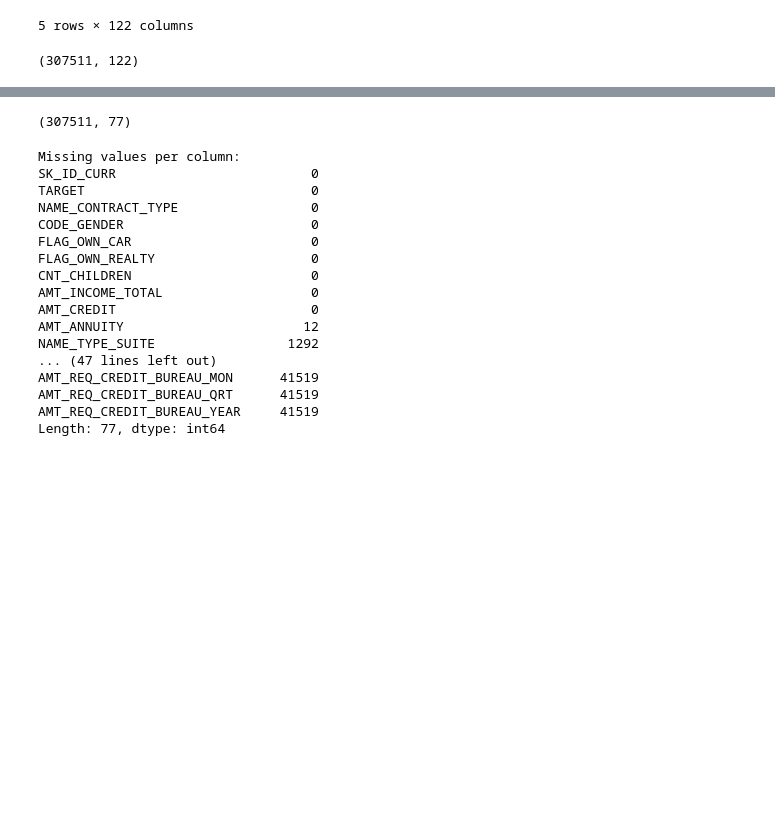
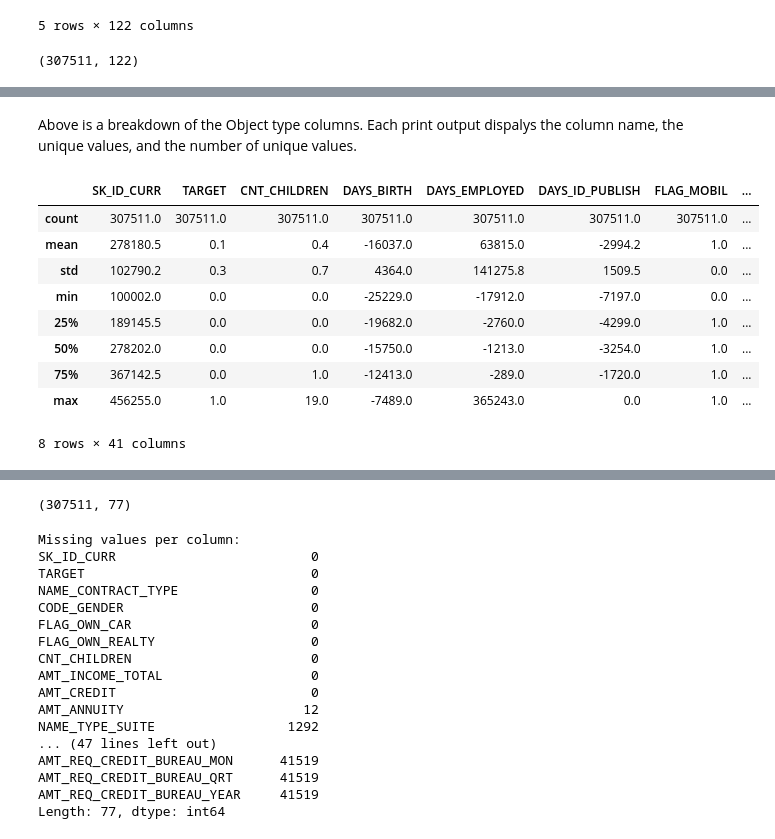
Before and after one commit to mihir787/data_mining_project1, a Jupyter notebook: cleaning_test_data.ipynb, the cells around one changed output, grey strips where cells are left out. Cells and saved outputs as stored; diff of their text form; code cells hidden in the pictures; blank space fills up the shorter version.

Commit message:
Add code to breakdown dataset by type and run summary statistics.

```diff
--- a/cleaning_test_data.ipynb
+++ b/cleaning_test_data.ipynb
@@ -2,6 +2,9 @@
 import numpy as np
 import pandas as pd
 import pandas_profiling
+import statistics
 
 import time
 from sklearn.preprocessing import Imputer
+
+pd.set_option('display.max_columns', 150)
@@ -45,0 +30,3 @@ df.describe
+# %%
+pd.set_option('display.max_row', 1000)
+df.dtypes
@@ -45,0 +84,18 @@ df.describe
+# %% [markdown]
+Above is a breakdown of the Object type columns. Each print output dispalys the column name, the unique values, and the number of unique values.
+# %%
+#Summary of int64 type columns
+object_df = df.select_dtypes(include=['int64'])
+
+object_df.describe().round(1)
+# %% [output]
+|  | SK_ID_CURR | TARGET | CNT_CHILDREN | DAYS_BIRTH | DAYS_EMPLOYED | DAYS_ID_PUBLISH | FLAG_MOBIL | ... |
+| count | 307511.0 | 307511.0 | 307511.0 | 307511.0 | 307511.0 | 307511.0 | 307511.0 | ... |
+| mean | 278180.5 | 0.1 | 0.4 | -16037.0 | 63815.0 | -2994.2 | 1.0 | ... |
+| std | 102790.2 | 0.3 | 0.7 | 4364.0 | 141275.8 | 1509.5 | 0.0 | ... |
+| min | 100002.0 | 0.0 | 0.0 | -25229.0 | -17912.0 | -7197.0 | 0.0 | ... |
+| 25% | 189145.5 | 0.0 | 0.0 | -19682.0 | -2760.0 | -4299.0 | 1.0 | ... |
+| 50% | 278202.0 | 0.0 | 0.0 | -15750.0 | -1213.0 | -3254.0 | 1.0 | ... |
+| 75% | 367142.5 | 0.0 | 1.0 | -12413.0 | -289.0 | -1720.0 | 1.0 | ... |
+| max | 456255.0 | 1.0 | 19.0 | -7489.0 | 365243.0 | 0.0 | 1.0 | ... |
+8 rows × 41 columns
```
Also changed, not shown: parts of 10 cells of this notebook.
